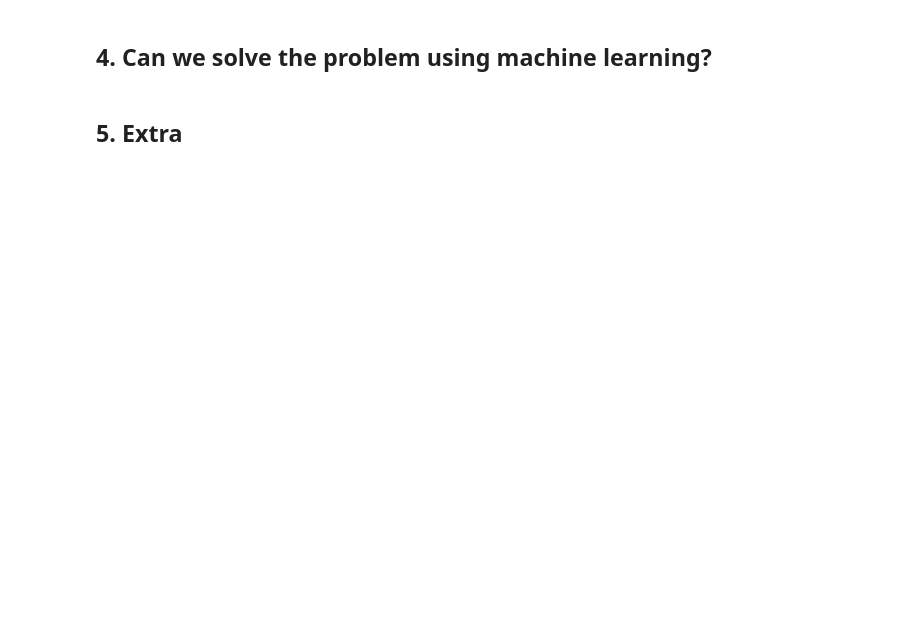
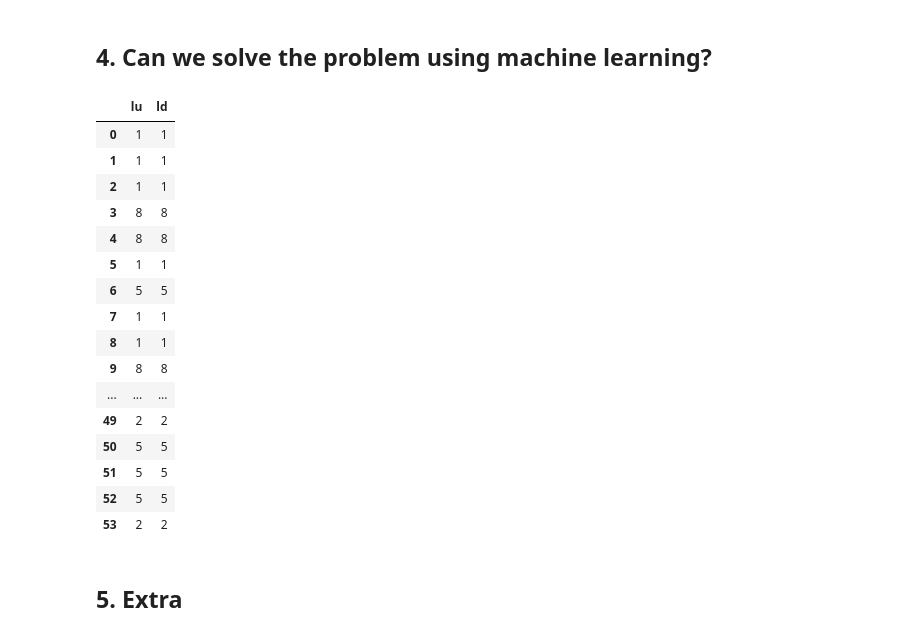
Before and after one commit to albertkjoller/ml-energy-systems, a Jupyter notebook: src/assignment3/notebooks/explainer_notebook.ipynb, the cells around one changed output. Saved outputs shown, nothing was run; the diff lists cells and outputs as text; code cells hidden in the pictures; blank space fills up the shorter version.

```diff
--- a/src/assignment3/notebooks/explainer_notebook.ipynb
+++ b/src/assignment3/notebooks/explainer_notebook.ipynb
@@ -369,0 +433,20 @@ line_flow_limits
+# %%
+pd.concat([UT, DT], axis=1)
+# %% [output]
+|  | lu | ld |
+| 0 | 1 | 1 |
+| 1 | 1 | 1 |
+| 2 | 1 | 1 |
+| 3 | 8 | 8 |
+| 4 | 8 | 8 |
+| 5 | 1 | 1 |
+| 6 | 5 | 5 |
+| 7 | 1 | 1 |
+| 8 | 1 | 1 |
+| 9 | 8 | 8 |
+| ... | ... | ... |
+| 49 | 2 | 2 |
+| 50 | 5 | 5 |
+| 51 | 5 | 5 |
+| 52 | 5 | 5 |
+| 53 | 2 | 2 |
```
Also changed, not shown: parts of 13 cells of this notebook.
